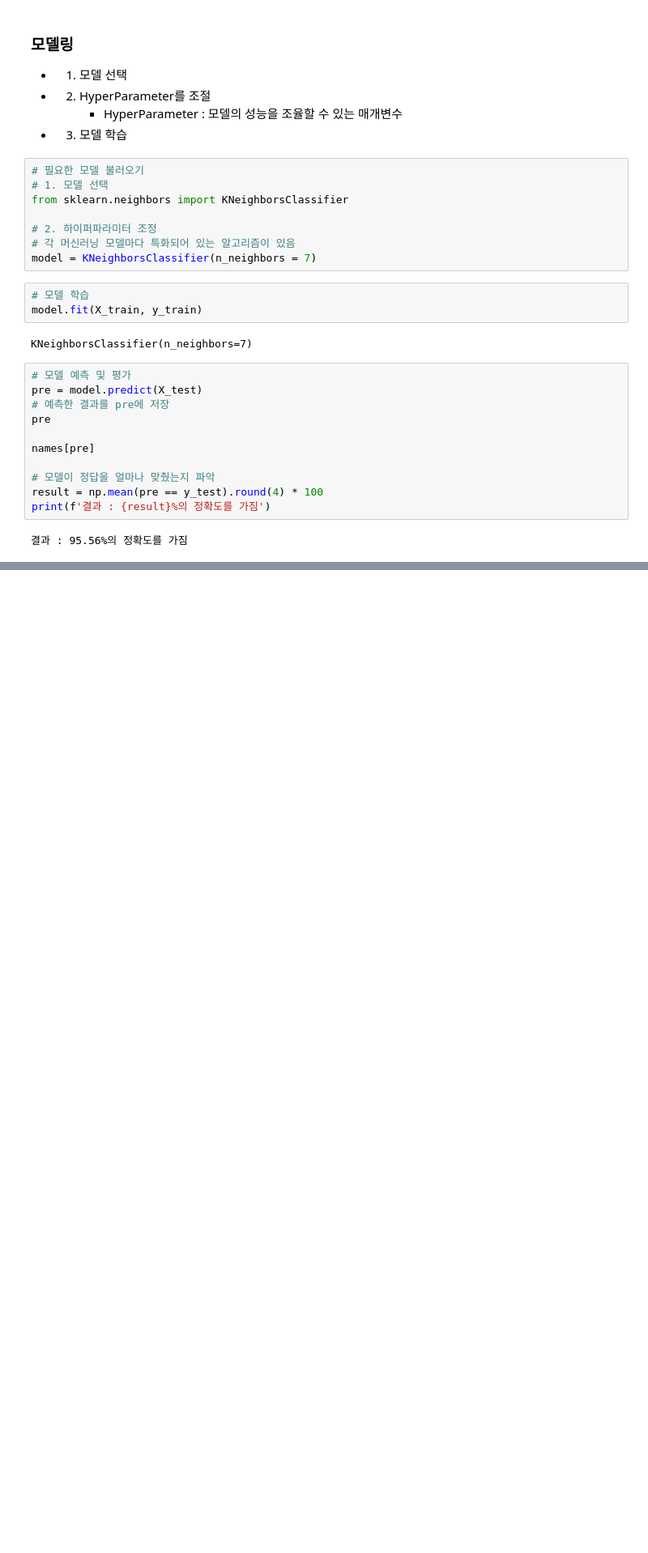
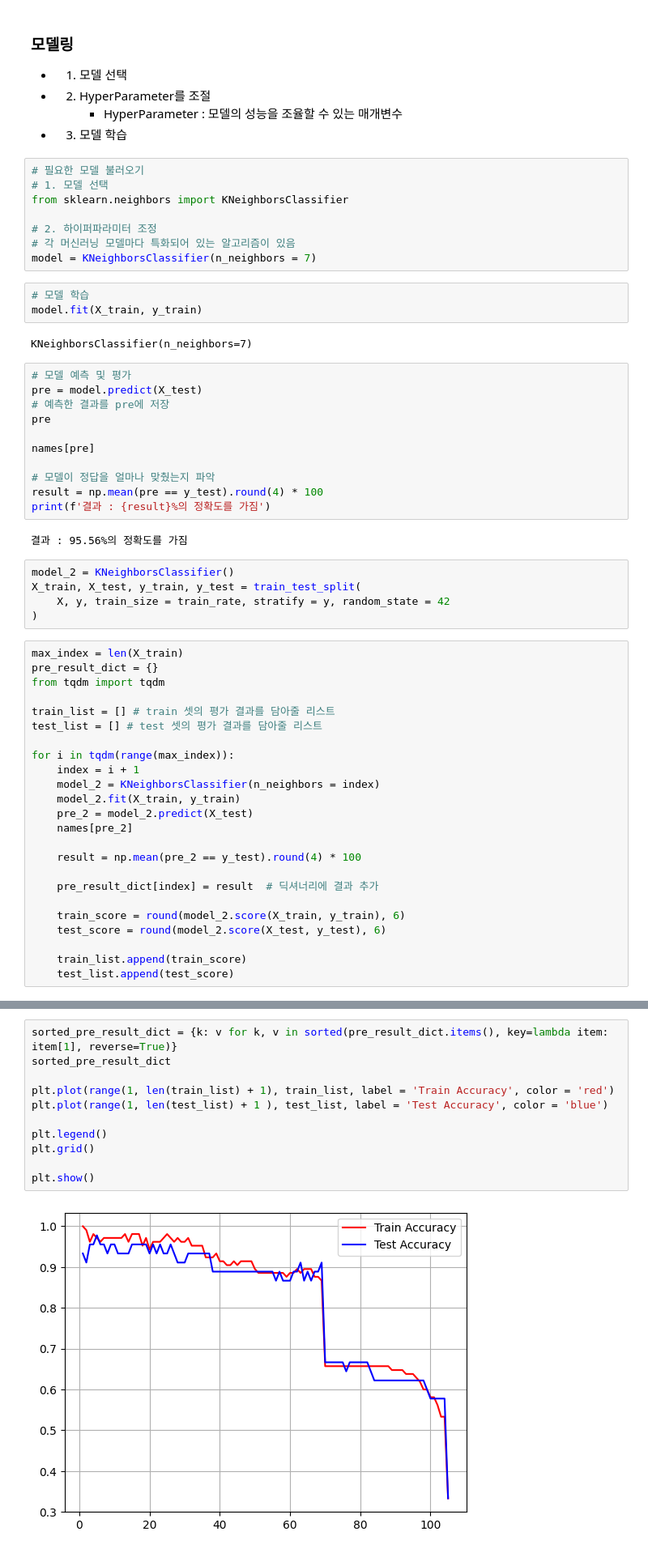
Before and after one commit to Git-Jeong/Machine_Learning, a Jupyter notebook: study/ex_02_iris.ipynb, the cells around one changed output, grey strips where cells are left out. Shown at 81% size. Cells and saved outputs as stored; diff of their text form; blank space fills up the shorter version.

```diff
--- a/study/ex_02_iris.ipynb
+++ b/study/ex_02_iris.ipynb
@@ -144,3 +144,32 @@ result = np.mean(pre == y_test).round(4) * 100
 print(f'결과 : {result}%의 정확도를 가짐')
 # %% [output]
 결과 : 95.56%의 정확도를 가짐
+# %%
+model_2 = KNeighborsClassifier()
+X_train, X_test, y_train, y_test = train_test_split(
+    X, y, train_size = train_rate, stratify = y, random_state = 42
+)
+# %%
+max_index = len(X_train)
+pre_result_dict = {}
+from tqdm import tqdm
+
+train_list = [] # train 셋의 평가 결과를 담아줄 리스트
+test_list = [] # test 셋의 평가 결과를 담아줄 리스트
+
+for i in tqdm(range(max_index)):
+    index = i + 1
+    model_2 = KNeighborsClassifier(n_neighbors = index)
+    model_2.fit(X_train, y_train)
+    pre_2 = model_2.predict(X_test)
+    names[pre_2]
+
+    result = np.mean(pre_2 == y_test).round(4) * 100
+
+    pre_result_dict[index] = result  # 딕셔너리에 결과 추가
+
+    train_score = round(model_2.score(X_train, y_train), 6)
+    test_score = round(model_2.score(X_test, y_test), 6)
+
+    train_list.append(train_score)
+    test_list.append(test_score)
@@ -146,0 +187,13 @@ print(f'결과 : {result}%의 정확도를 가짐')
+# %%
+sorted_pre_result_dict = {k: v for k, v in sorted(pre_result_dict.items(), key=lambda item: item[1], reverse=True)}
+sorted_pre_result_dict
+
+plt.plot(range(1, len(train_list) + 1), train_list, label = 'Train Accuracy', color = 'red')
+plt.plot(range(1, len(test_list) + 1 ), test_list, label = 'Test Accuracy', color = 'blue')
+
+plt.legend()
+plt.grid()
+
+plt.show()
+# %% [output]
+[figure, added]
```
Also changed, not shown: parts of 2 cells of this notebook.
